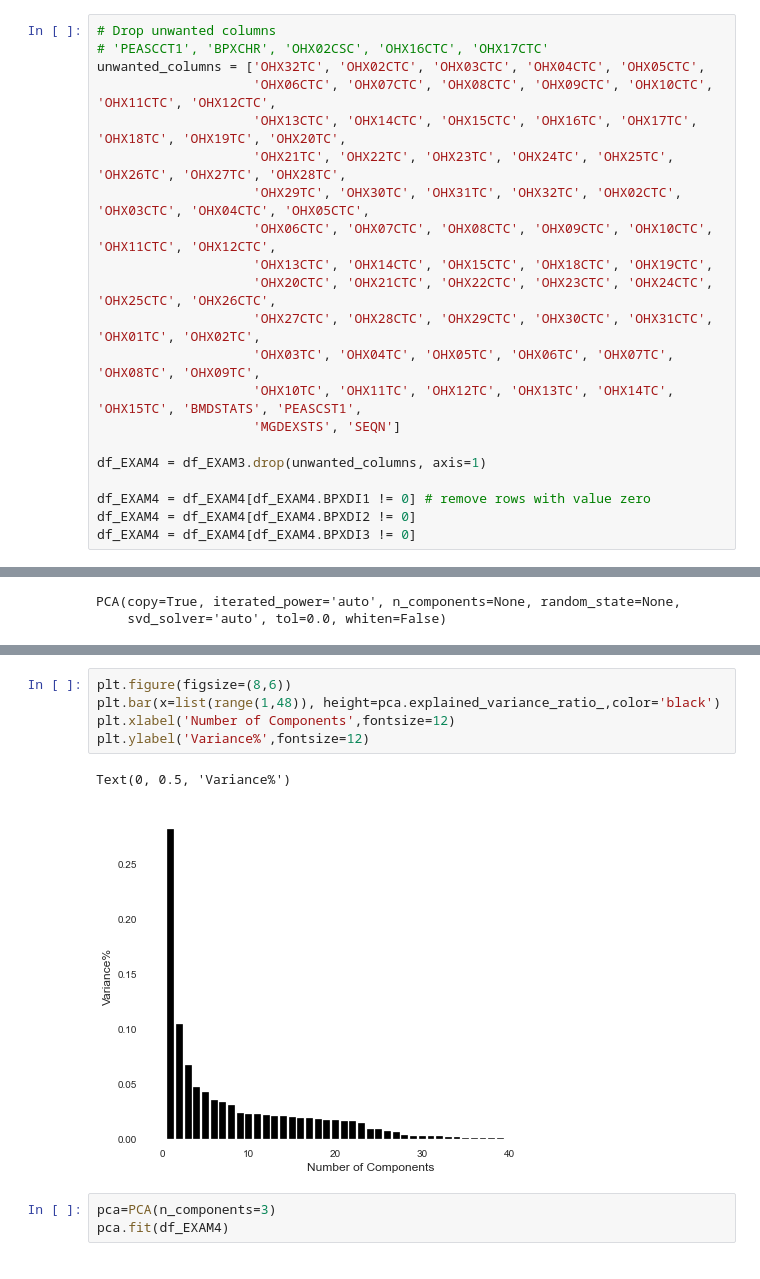
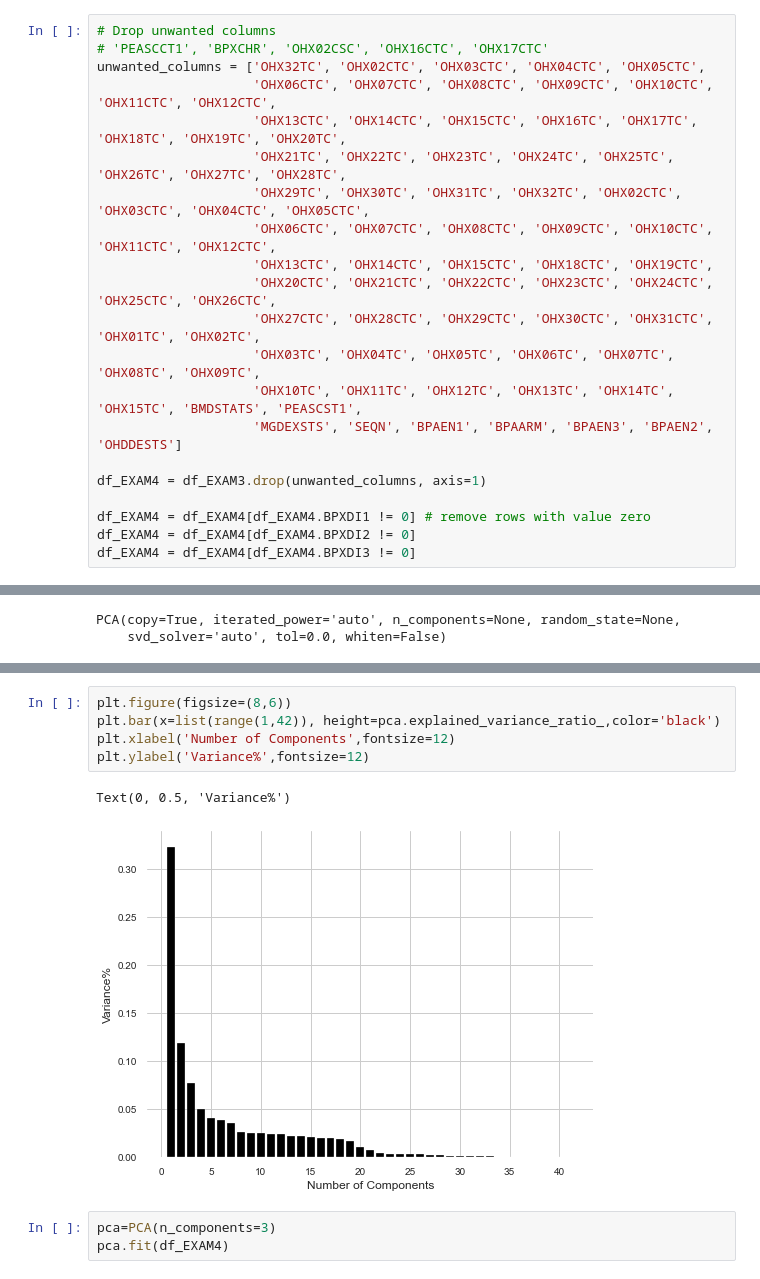
Before and after one commit to ogulkokan/NHANES-EDA, a Jupyter notebook: NHANES-Examination_dataset.ipynb, the cells around one changed output, grey strips where cells are left out. Saved outputs shown, nothing was run; the diff lists cells and outputs as text.

```diff
--- a/NHANES-Examination_dataset.ipynb
+++ b/NHANES-Examination_dataset.ipynb
@@ -125,7 +139,7 @@ unwanted_columns = ['OHX32TC', 'OHX02CTC', 'OHX03CTC', 'OHX04CTC', 'OHX05CTC',
                     'OHX27CTC', 'OHX28CTC', 'OHX29CTC', 'OHX30CTC', 'OHX31CTC', 'OHX01TC', 'OHX02TC',
                     'OHX03TC', 'OHX04TC', 'OHX05TC', 'OHX06TC', 'OHX07TC', 'OHX08TC', 'OHX09TC',
                     'OHX10TC', 'OHX11TC', 'OHX12TC', 'OHX13TC', 'OHX14TC', 'OHX15TC', 'BMDSTATS', 'PEASCST1',
-                    'MGDEXSTS', 'SEQN']
+                    'MGDEXSTS', 'SEQN', 'BPAEN1', 'BPAARM', 'BPAEN3', 'BPAEN2', 'OHDDESTS']
 
 df_EXAM4 = df_EXAM3.drop(unwanted_columns, axis=1)
 
@@ -200,11 +215,11 @@ array([2.82130126e-01, 1.04737141e-01, 6.74283348e-02, 4.72571256e-02,
 # %%
 plt.figure(figsize=(8,6))
-plt.bar(x=list(range(1,48)), height=pca.explained_variance_ratio_,color='black')
+plt.bar(x=list(range(1,42)), height=pca.explained_variance_ratio_,color='black')
 plt.xlabel('Number of Components',fontsize=12)
 plt.ylabel('Variance%',fontsize=12)
 # %% [output]
 Text(0, 0.5, 'Variance%')
-[figure, old version]
+[figure, new version]
 # %%
 pca=PCA(n_components=3)
 pca.fit(df_EXAM4)
```
Also changed, not shown: parts of 23 cells of this notebook, 3 other files.
